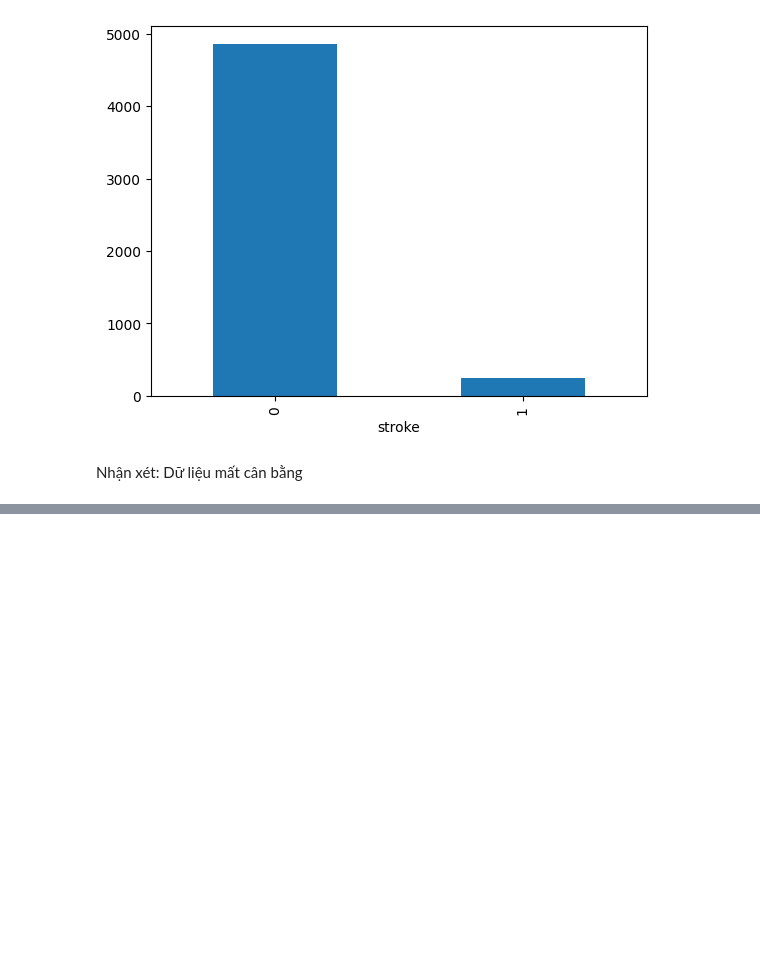
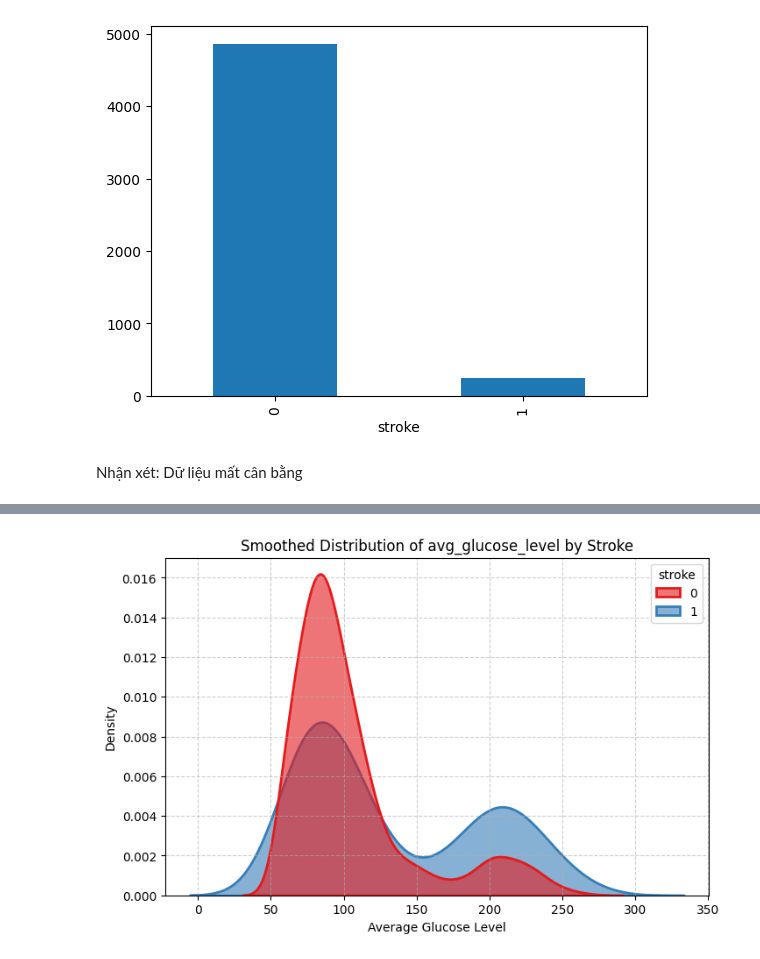
Before and after one commit to thethien8a/Machine-Learning-Project, a Jupyter notebook: Logistic Regression/project_2.ipynb, the cells around one changed output, grey strips where cells are left out. Cells and saved outputs as stored; diff of their text form; code cells hidden in the pictures; blank space fills up the shorter version.

```diff
--- a/Logistic Regression/project_2.ipynb
+++ b/Logistic Regression/project_2.ipynb
@@ -95,0 +248,19 @@ Nhận xét: Dữ liệu mất cân bằng
+# %%
+plt.figure(figsize=(8, 5))
+ax = sns.kdeplot(
+    data=df,
+    x='avg_glucose_level',
+    hue='stroke',
+    fill=True,
+    common_norm=False,
+    palette='Set1',
+    alpha=0.6,
+    linewidth=2
+)
+ax.set_xlabel('Average Glucose Level')
+ax.set_ylabel('Density')
+ax.set_title('Smoothed Distribution of avg_glucose_level by Stroke')
+ax.grid(True, linestyle='--', alpha=0.6)
+plt.show()
+# %% [output]
+[figure, added]
```
Also changed, not shown: parts of 121 cells of this notebook.
